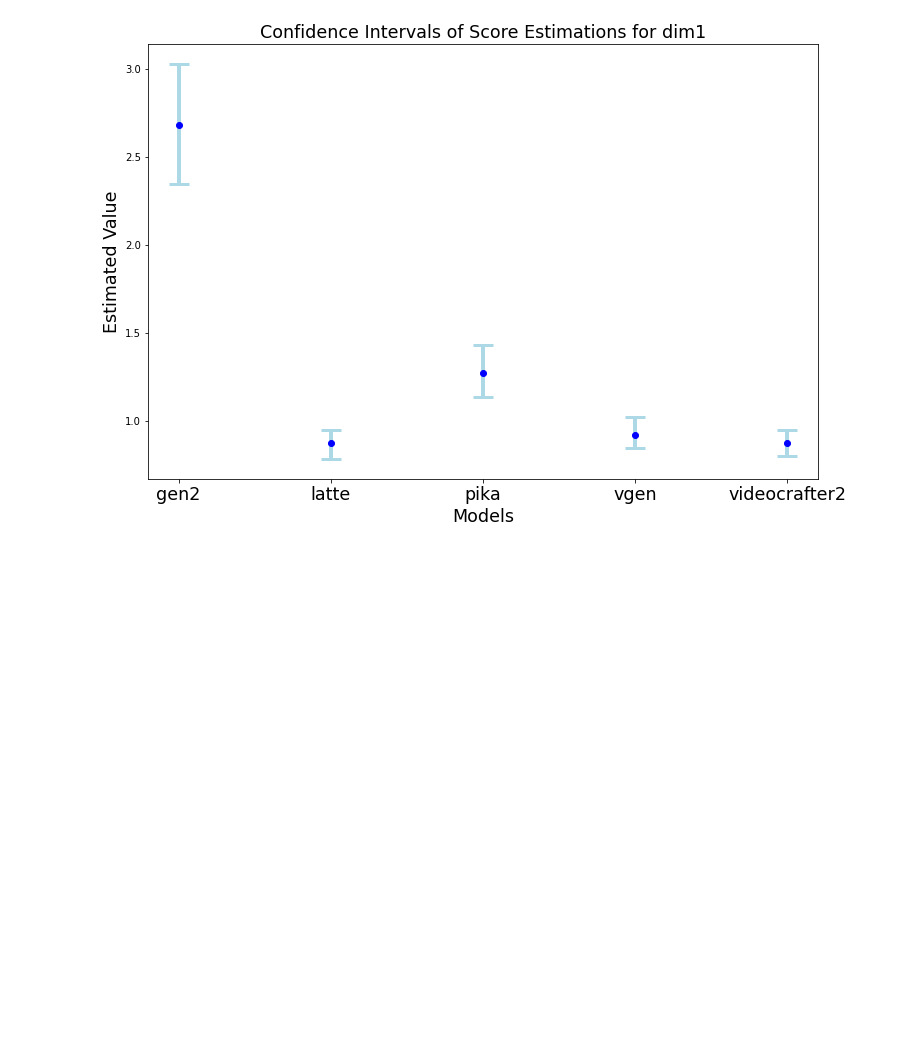
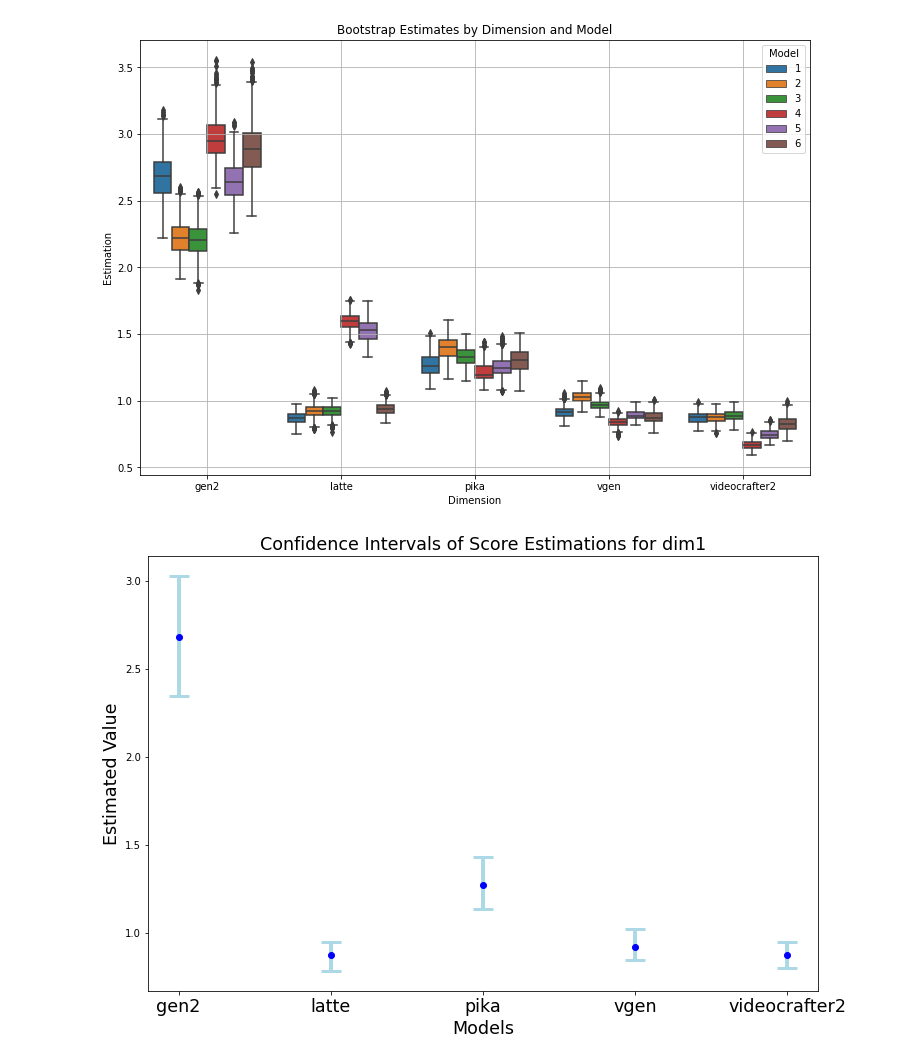
Before and after one commit to ztlmememe/humeval, a Jupyter notebook: bs_analysis.ipynb, the cells around one changed output. Saved outputs shown, nothing was run; the diff lists cells and outputs as text; code cells hidden in the pictures; blank space fills up the shorter version.

```diff
--- a/bs_analysis.ipynb
+++ b/bs_analysis.ipynb
@@ -16,3 +85,19 @@ for i in range(1, 7):
+# %%
+# 使用 seaborn 的 boxplot 函数绘制箱型图
+plt.figure(figsize=(12, 8))  # 设置图形大小
+sns.boxplot(x='model', y='estimation', hue='dimension', data=df_bs_result)
+
+# 添加一些图形格式化选项
+plt.title('Bootstrap Estimates by Dimension and Model')  # 设置标题
+plt.xlabel('Dimension')  # 设置X轴标签
+plt.ylabel('Estimation')  # 设置Y轴标签
+plt.legend(title='Model')  # 设置图例标题
+plt.grid(True)  # 添加网格线
+
+# 展示图形
+plt.show()
+# %% [output]
+[figure, added]
 # %%
 i = 1
 for result in bs_results:
```
Also changed, not shown: parts of 6 cells of this notebook, 1 other file.
